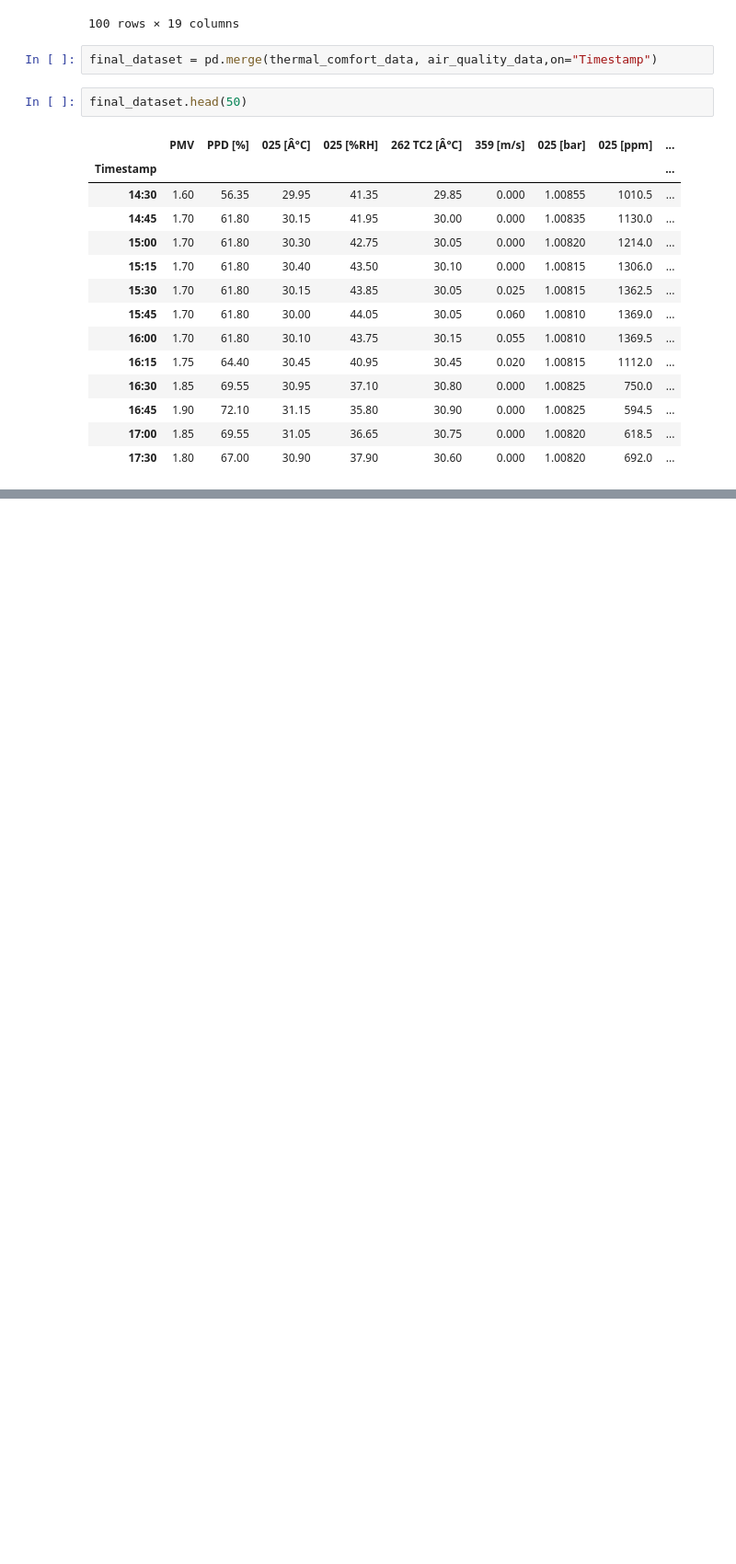
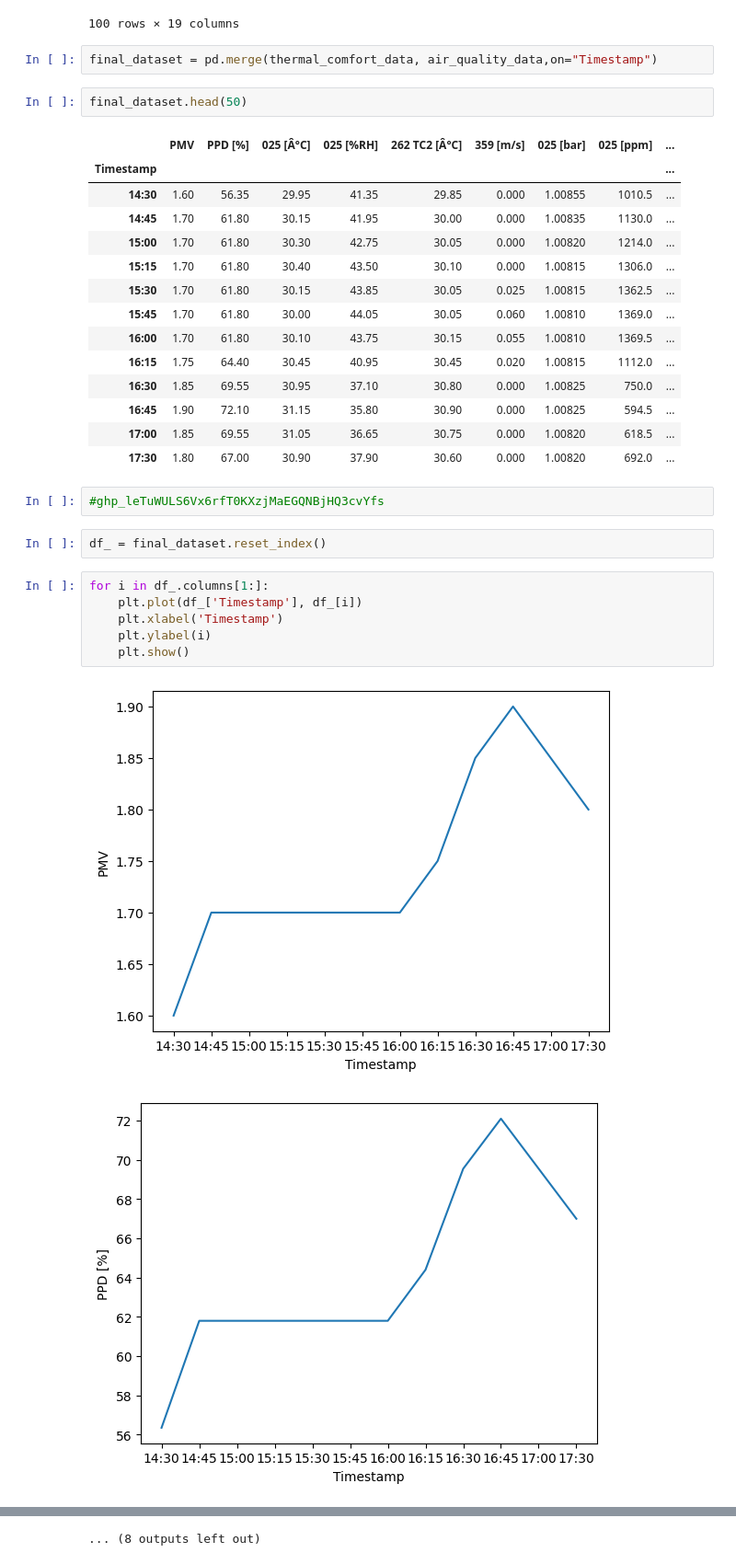
Before and after one commit to harshxtanwar/data_analytics_group_01, a Jupyter notebook: analytics.ipynb, the cells around one changed output, grey strips where cells are left out. Shown at 92% size. Cells and saved outputs as stored; diff of their text form; blank space fills up the shorter version.

```diff
--- a/analytics.ipynb
+++ b/analytics.ipynb
@@ -324,3 +350,16 @@ final_dataset.head(50)
 | 16:45 | 1.90 | 72.10 | 31.15 | 35.80 | 30.90 | 0.000 | 1.00825 | 594.5 | ... |
 | 17:00 | 1.85 | 69.55 | 31.05 | 36.65 | 30.75 | 0.000 | 1.00820 | 618.5 | ... |
 | 17:30 | 1.80 | 67.00 | 30.90 | 37.90 | 30.60 | 0.000 | 1.00820 | 692.0 | ... |
+# %%
+#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
+# %%
+df_ = final_dataset.reset_index()
+# %%
+for i in df_.columns[1:]:
+    plt.plot(df_['Timestamp'], df_[i])
+    plt.xlabel('Timestamp')
+    plt.ylabel(i)
+    plt.show()
+# %% [output]
+[figure, added]
+[figure, added]
@@ -326,0 +376 @@ final_dataset.head(50)
+... (8 outputs left out)
```
Also changed, not shown: parts of 11 cells of this notebook, 2 other files.
